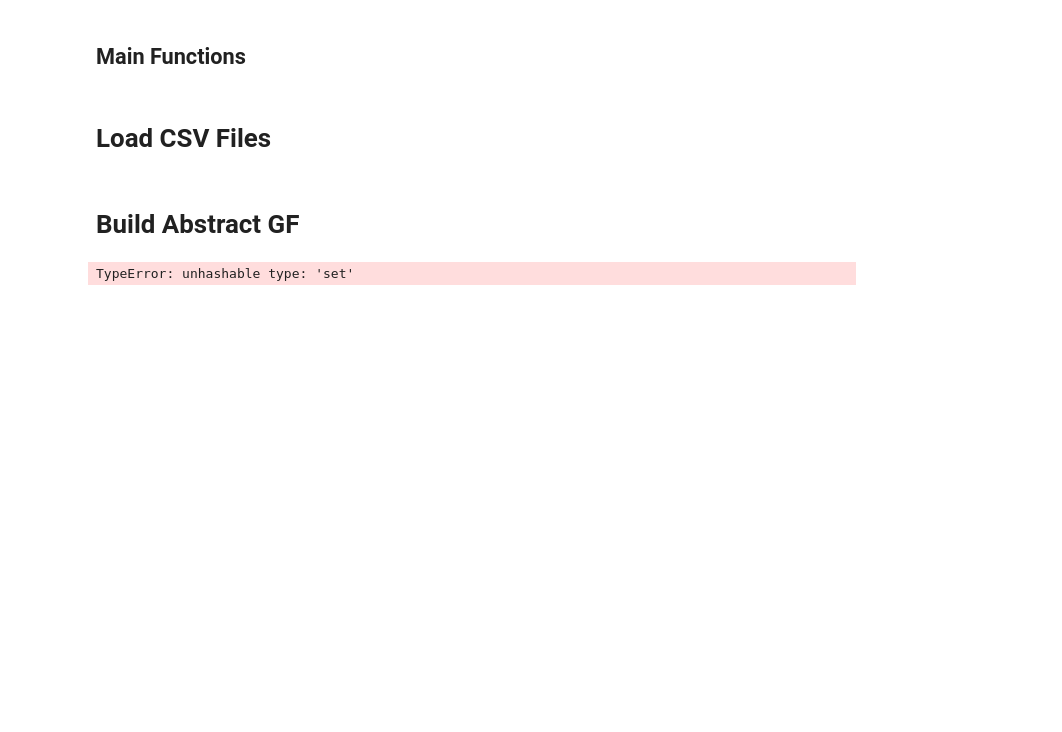
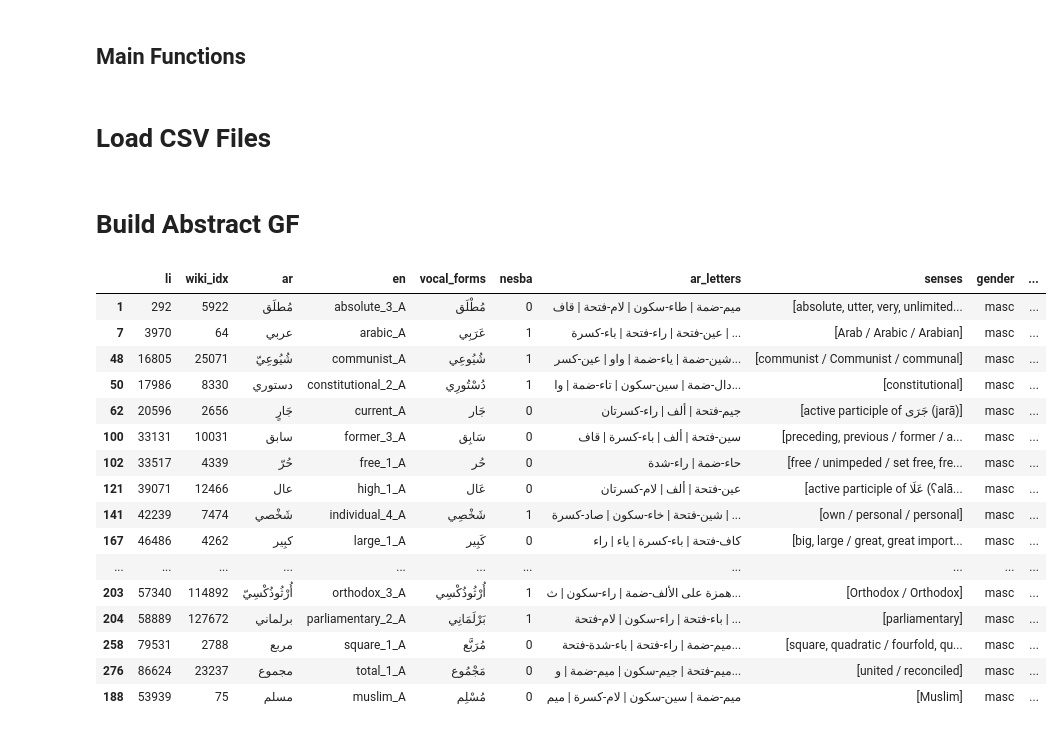
Before and after one commit to zarzouram/MLT_Thesis, a Jupyter notebook: notebooks/step-3_build_gfs.ipynb, the cells around one changed output. Cells and saved outputs as stored; diff of their text form; code cells hidden in the pictures; blank space fills up the shorter version.

```diff
--- a/notebooks/step-3_build_gfs.ipynb
+++ b/notebooks/step-3_build_gfs.ipynb
@@ -122,3 +155,27 @@ df_nouns = pd.read_csv(ar_nouns_path, index_col=0, converters={"senses": pd.eval
 df_verbs = pd.read_csv(ar_verbs_path, index_col=0, converters={"senses": pd.eval})
 # %% [markdown]
 # Build Abstract GF
+# %%
+df_adjs["other_gender_form"] = df_adjs.apply({"other_gender_form": normalize_ar})
+df_adjs["other_gender_form"] = df_adjs.apply(
+    {
+        "other_gender_form": lambda s: LAST_HARAKAT_PATTERN.sub("", s)
+        if isinstance(s, str)
+        else s
+    }
+)
+df_adjs["masc_pl"] = df_adjs.apply({"masc_pl": normalize_ar})
+df_adjs["masc_pl"] = df_adjs.apply(
+    {"masc_pl": lambda s: LAST_HARAKAT_PATTERN.sub("", s) if isinstance(s, str) else s}
+)
+df_adjs["fem_pl"] = df_adjs.apply({"fem_pl": normalize_ar})
+df_adjs["fem_pl"] = df_adjs.apply(
+    {"fem_pl": lambda s: LAST_HARAKAT_PATTERN.sub("", s) if isinstance(s, str) else s}
+)
+df_adjs["vocal_forms"] = df_adjs.apply({"vocal_forms": normalize_ar})
+df_adjs["vocal_forms"] = df_adjs.apply(
+    {"vocal_forms": lambda s: LAST_HARAKAT_PATTERN.sub("", s)}
+)
+df_adjs["abs"], df_adjs["cnc"] = zip(
+    *df_adjs.apply(build_gf_abstract_entries, axis="columns")
+)
@@ -125,9 +190,41 @@ df_verbs = pd.read_csv(ar_verbs_path, index_col=0, converters={"senses": pd.eval
 # %%
-df_adjs["abs"], df_adjs["cnc"] = df_adjs.apply(build_gf_abstract_entries, axis="columns")
-df_nouns["abs"], df_nouns["cnc"] = df_nouns.apply(build_gf_abstract_entries, axis="columns")
 
+df_verbs["vocal_forms"] = df_verbs.apply({"vocal_forms": normalize_ar})
+df_verbs["vocal_forms"] = df_verbs.apply(
+    {
+        "vocal_forms": lambda s: LAST_HARAKAT_PATTERN.sub("", s)
+        if isinstance(s, str)
+        else s
+    }
+)
 df_verbs["imperfect"] = df_verbs.apply({"imperfect": normalize_ar})
-df_verbs["imperfect"] = df_verbs.apply({"imperfect": lambda s: LAST_HARAKAT_PATTERN.sub("", s)})
-df_verbs["abs"], df_nouns["cnc"] = df_verbs.apply(build_gf_abstract_entries, axis="columns")
+df_verbs["imperfect"] = df_verbs.apply(
+    {
+        "imperfect": lambda s: LAST_HARAKAT_PATTERN.sub("", s)
+        if isinstance(s, str)
+        else s
+    }
+)
+df_verbs["abs"], df_verbs["cnc"] = zip(
+    *df_verbs.apply(build_gf_abstract_entries, axis="columns")
+)
-# %% [output]
-TypeError: unhashable type: 'set'
+# %%
+df_adjs
+# %% [output]
+|  | li | wiki_idx | ar | en | vocal_forms | nesba | ar_letters | senses | gender | ... |
+| 1 | 292 | 5922 | مُطلَق | absolute_3_A | مُطْلَق | 0 | ميم-ضمة | طاء-سكون | لام-فتحة | قاف | [absolute, utter, very, unlimited... | masc | ... |
+| 7 | 3970 | 64 | عربي | arabic_A | عَرَبِي | 1 | عين-فتحة | راء-فتحة | باء-كسرة | ... | [Arab / Arabic / Arabian] | masc | ... |
+| 48 | 16805 | 25071 | شُيُوعِيّ | communist_A | شُيُوعِي | 1 | شين-ضمة | ياء-ضمة | واو | عين-كسر... | [communist / Communist / communal] | masc | ... |
+| 50 | 17986 | 8330 | دستوري | constitutional_2_A | دُسْتُورِي | 1 | دال-ضمة | سين-سكون | تاء-ضمة | وا... | [constitutional] | masc | ... |
+| 62 | 20596 | 2656 | جَارٍ | current_A | جَار | 0 | جيم-فتحة | ألف | راء-كسرتان | [active participle of جَرَى (jarā)] | masc | ... |
+| 100 | 33131 | 10031 | سابق | former_3_A | سَابِق | 0 | سين-فتحة | ألف | باء-كسرة | قاف | [preceding, previous / former / a... | masc | ... |
+| 102 | 33517 | 4339 | حُرّ | free_1_A | حُر | 0 | حاء-ضمة | راء-شدة | [free / unimpeded / set free, fre... | masc | ... |
+| 121 | 39071 | 12466 | عال | high_1_A | عَال | 0 | عين-فتحة | ألف | لام-كسرتان | [active participle of عَلَا (ʕalā... | masc | ... |
+| 141 | 42239 | 7474 | شَخْصي | individual_4_A | شَخْصِي | 1 | شين-فتحة | خاء-سكون | صاد-كسرة | ... | [own / personal / personal] | masc | ... |
+| 167 | 46486 | 4262 | كبِير | large_1_A | كَبِير | 0 | كاف-فتحة | باء-كسرة | ياء | راء | [big, large / great, great import... | masc | ... |
+| ... | ... | ... | ... | ... | ... | ... | ... | ... | ... | ... |
+| 203 | 57340 | 114892 | أُرْثُوذُكْسِيّ | orthodox_3_A | أُرْثُوذُكْسِي | 1 | همزة على الألف-ضمة | راء-سكون | ث... | [Orthodox / Orthodox] | masc | ... |
+| 204 | 58889 | 127672 | برلماني | parliamentary_2_A | بَرْلَمَانِي | 1 | باء-فتحة | راء-سكون | لام-فتحة | ... | [parliamentary] | masc | ... |
+| 258 | 79531 | 2788 | مربع | square_1_A | مُرَبَّع | 0 | ميم-ضمة | راء-فتحة | باء-شدة-فتحة... | [square, quadratic / fourfold, qu... | masc | ... |
+| 276 | 86624 | 23237 | مجموع | total_1_A | مَجْمُوع | 0 | ميم-فتحة | جيم-سكون | ميم-ضمة | و... | [united / reconciled] | masc | ... |
+| 188 | 53939 | 75 | مسلم | muslim_A | مُسْلِم | 0 | ميم-ضمة | سين-سكون | لام-كسرة | ميم | [Muslim] | masc | ... |
```
Also changed, not shown: parts of 17 cells of this notebook, 5 other files.
